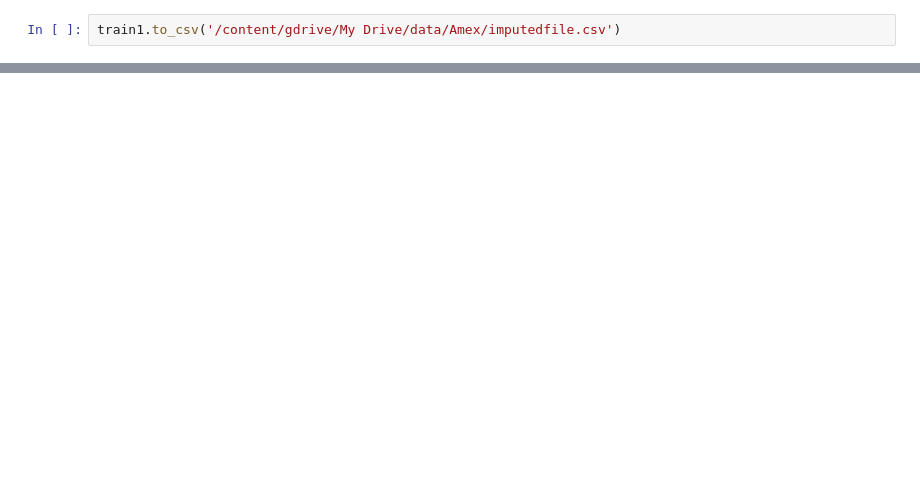
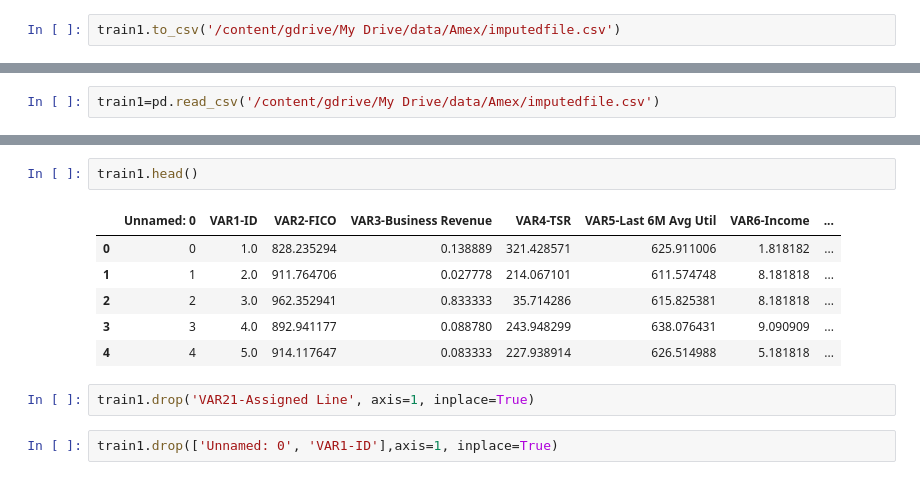
Before and after one commit to shreyabhandarii/Credit-Line-Classification, a Jupyter notebook: Amex.ipynb, the cells around one changed output, grey strips where cells are left out. Drawn from its saved outputs; the diff is of its cells as text; blank space fills up the shorter version.

```diff
--- a/Amex.ipynb
+++ b/Amex.ipynb
@@ -318,0 +299,2 @@ Index(['VAR1', 'VAR2', 'VAR3', 'VAR4', 'VAR5', 'VAR6', 'VAR7', 'VAR8', 'VAR9',
+# %%
+train1=pd.read_csv('/content/gdrive/My Drive/data/Amex/imputedfile.csv')
@@ -338,0 +362,13 @@ dtype: int64
+# %%
+train1.head()
+# %% [output]
+|  | Unnamed: 0 | VAR1-ID | VAR2-FICO | VAR3-Business Revenue | VAR4-TSR | VAR5-Last 6M Avg Util | VAR6-Income | ... |
+| 0 | 0 | 1.0 | 828.235294 | 0.138889 | 321.428571 | 625.911006 | 1.818182 | ... |
+| 1 | 1 | 2.0 | 911.764706 | 0.027778 | 214.067101 | 611.574748 | 8.181818 | ... |
+| 2 | 2 | 3.0 | 962.352941 | 0.833333 | 35.714286 | 615.825381 | 8.181818 | ... |
+| 3 | 3 | 4.0 | 892.941177 | 0.088780 | 243.948299 | 638.076431 | 9.090909 | ... |
+| 4 | 4 | 5.0 | 914.117647 | 0.083333 | 227.938914 | 626.514988 | 5.181818 | ... |
+# %%
+train1.drop('VAR21-Assigned Line', axis=1, inplace=True)
+# %%
+train1.drop(['Unnamed: 0', 'VAR1-ID'],axis=1, inplace=True)
```
Also changed, not shown: parts of 113 cells of this notebook.
